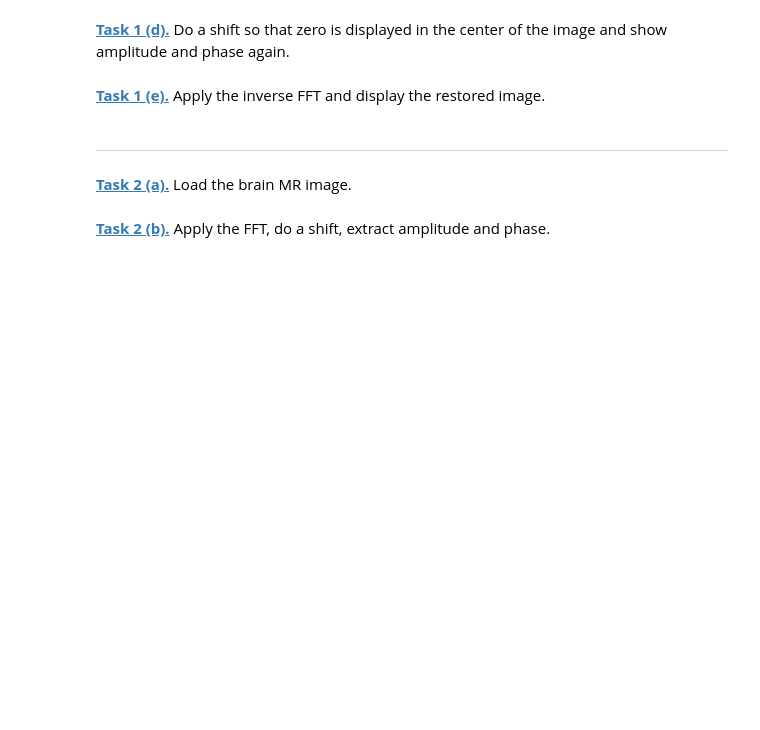
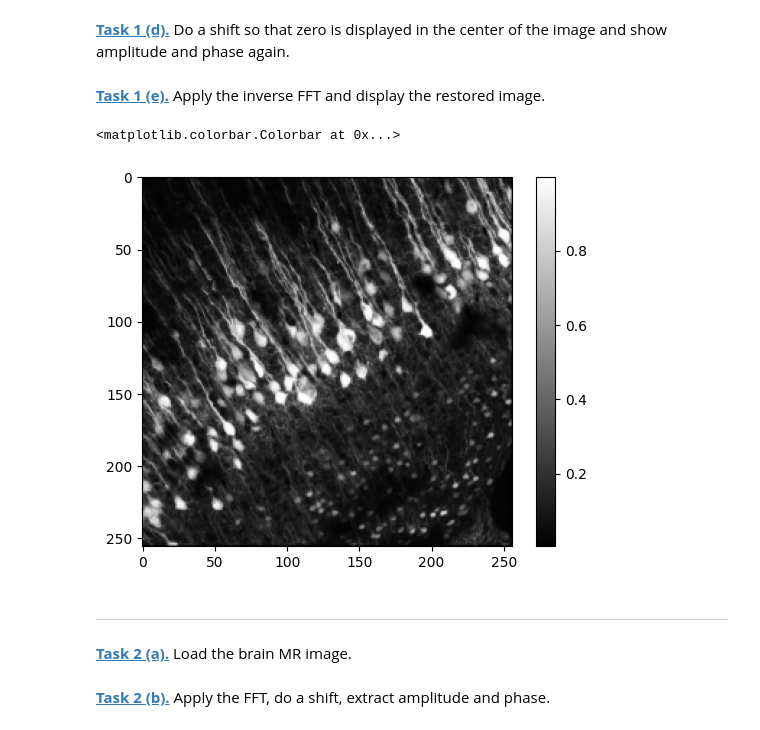
Before and after one commit to ZoeK194/mobi-fs5-python, a Jupyter notebook: fourier.ipynb, the cells around one changed output. Cells and saved outputs as stored; diff of their text form; code cells hidden in the pictures; blank space fills up the shorter version.

```diff
--- a/fourier.ipynb
+++ b/fourier.ipynb
@@ -9,7 +9,10 @@ from skimage.transform import resize
 **[Task 1 (a).]()** Load the first image, resize it to (256, 256) and display it.
 # %%
 cell_img = plt.imread('data/cells.png')
+cell_img_r = resize(cell_img, (256,256))
 # %% [markdown]
 **[Task 1 (b).]()** Apply the fast Fourier transform and check the data type of the result.
+# %%
+cell_ft = np.fft.fft2(cell_img_r)
 # %% [markdown]
 **[Task 1 (c).]()** Extract the phase and amplitude and display them.
@@ -22,7 +31,24 @@ plt.imshow(phase, 'gray')
 # %% [markdown]
 **[Task 1 (d).]()** Do a shift so that zero is displayed in the center of the image and show amplitude and phase again.
+# %%
+cell_ft_0 = np.fft.fftshift(cell_ft)
+
+cell_amplitude = np.abs(cell_ft_0)
+cell_phase = np.angle(cell_ft_0)
 # %% [markdown]
 **[Task 1 (e).]()** Apply the inverse FFT and display the restored image.
+# %%
+cell_ft_0_1 = np.fft.ifftshift(cell_ft_0)
+cell_ft_0_2 = np.fft.ifft2(cell_ft_0_1)
+
+cell_ft_0_3 = cell_ft_0_2.real
+
+plt.figure()
+plt.imshow(cell_ft_0_3, 'gray')
+plt.colorbar()
+# %% [output]
+<matplotlib.colorbar.Colorbar at 0x...>
+[figure, added]
 # %% [markdown]
 ---
 # %% [markdown]
```
Also changed, not shown: parts of 21 cells of this notebook.
